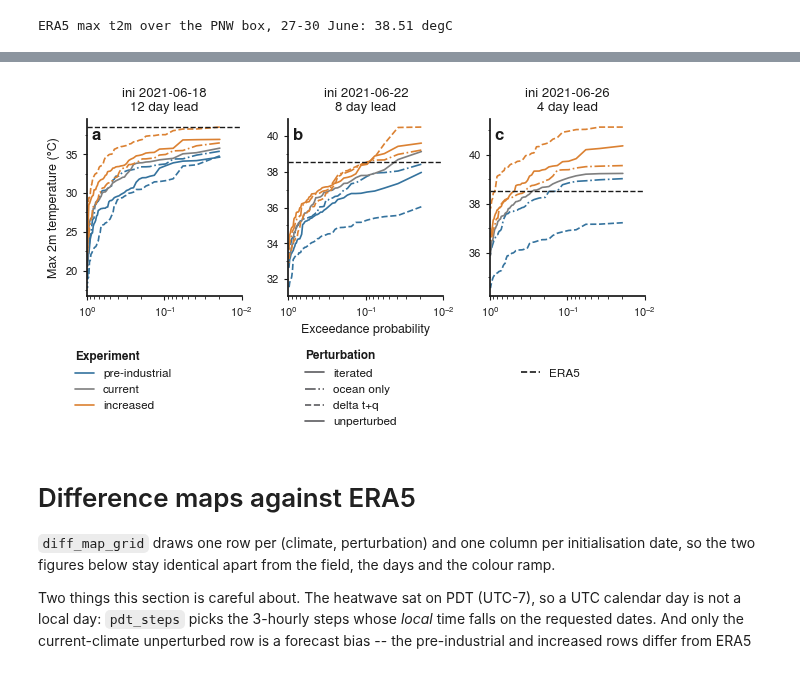
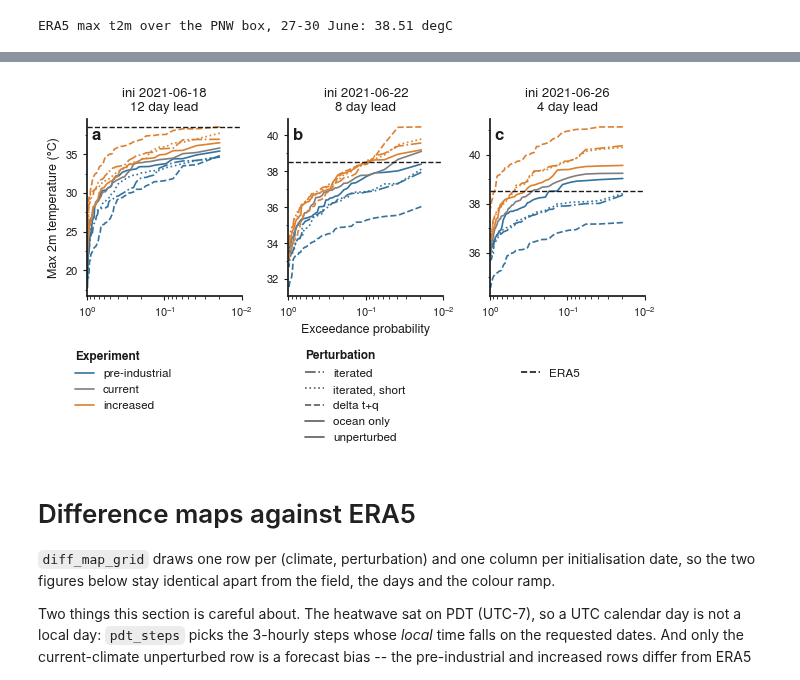
Before and after one commit to shirin-ermis/ATMICP, a Jupyter notebook: notebooks/08_predictability.ipynb, the cells around one changed output, grey strips where cells are left out. Cells and saved outputs as stored; diff of their text form; code cells hidden in the pictures.

```diff
--- a/notebooks/08_predictability.ipynb
+++ b/notebooks/08_predictability.ipynb
@@ -43,10 +43,10 @@ CLIM = {'pi': atmicp.style.climate_color('1870'),        # blue
 LABEL = {'pi': 'pre-industrial', 'curr': 'current', 'incr': 'increased'}
 
 # one linestyle per perturbation, so climate stays the only thing colour encodes
-LS = {'iterated': '-',
+LS = {'iterated': '-.',
       'iterated_short': ':',
       'tq': '--',
-      'ocean': '-.',
+      'ocean': '-',
       'none': '-'}
 
 PERT_LABEL = {'iterated': 'iterated',
@@ -258,35 +264,35 @@ atmicp.style.panel_labels(axes)
 # same size to keep its entry level with the entries beside it.
 fs_legend = atmicp.style.scaled(atmicp.style.FS_ANNOT, fig)
 heading = {'size': fs_legend, 'weight': 'bold'}
 
 
 def entry(color, linestyle, label):
     return Line2D([0], [0], color=color, linestyle=linestyle, linewidth=1.2,
                   label=label)
 
 
 blocks = [
     ('Experiment',
      [entry(CLIM[c], '-', LABEL[c])
       for c in ['pi', 'curr', 'incr'] if c in ifs.climate.values]),
     ('Perturbation',
      [entry(atmicp.style.MUTED, LS[p], PERT_LABEL[p])
-      for p in dict.fromkeys(p for _, p in present)]),
+      for p in PERT_LABEL if p in {p for _, p in present}]),
     (' ',
      [entry(atmicp.style.INK, '--', 'ERA5')]),
 ]
 
 for x, (title, handles) in zip([0.10, 0.42, 0.72], blocks):
     fig.legend(handles=handles, title=title, loc='upper left',
                bbox_to_anchor=(x, -0.10), bbox_transform=fig.transFigure,
                frameon=False, alignment='left', fontsize=fs_legend,
                title_fontproperties=heading, handlelength=1.6,
                labelspacing=0.5, borderpad=0.0)
 
 atmicp.style.save(fig, '08_ecdf_tmax_pnw')
 plt.show()
 # %% [output]
-[figure, old version]
+[figure, new version]
 # %% [markdown]
 # Difference maps against ERA5
 
```
Also changed, not shown: parts of 3 cells of this notebook, 18 other files.
